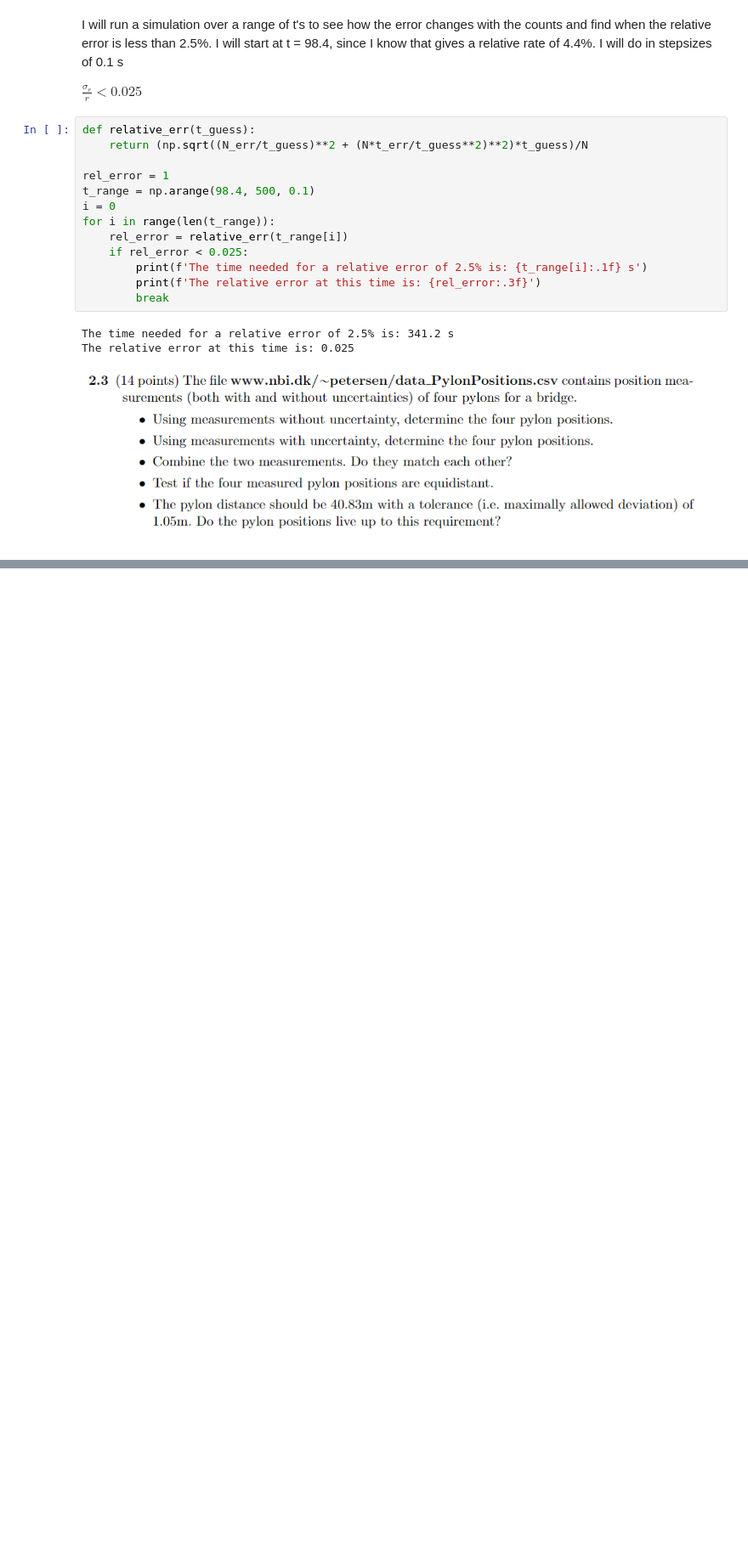
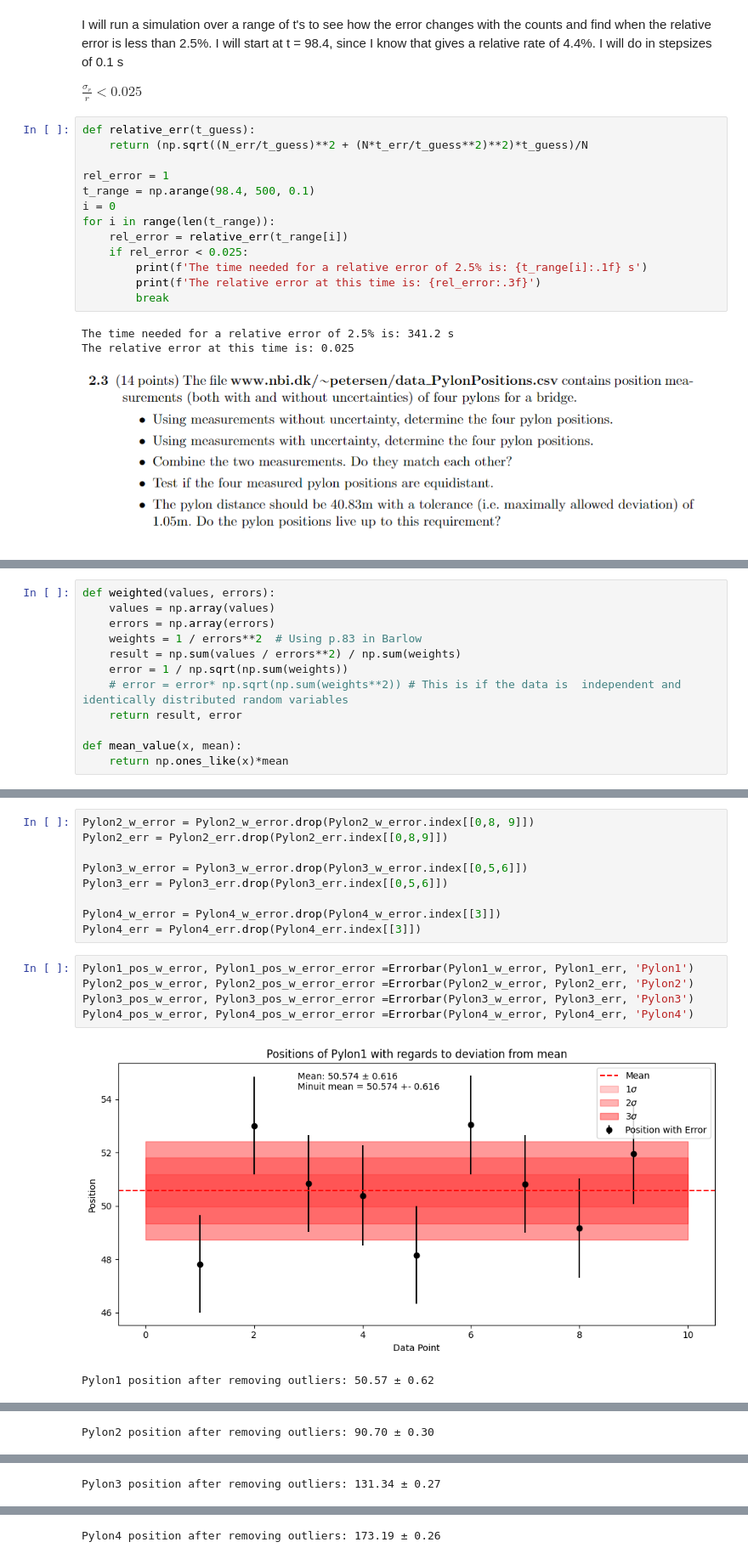
Before and after one commit to EliasBS/AppStat2024, a Jupyter notebook: DataAndCodeForExam/AppStatExam2024.ipynb, the cells around one changed output, grey strips where cells are left out. Shown at 85% size. Saved outputs shown, nothing was run; the diff lists cells and outputs as text; blank space fills up the shorter version.

```diff
--- a/DataAndCodeForExam/AppStatExam2024.ipynb
+++ b/DataAndCodeForExam/AppStatExam2024.ipynb
@@ -340,0 +358,12 @@ Pylon4 position: 173.10 ± 0.09
+# %%
+def weighted(values, errors):
+    values = np.array(values)
+    errors = np.array(errors)
+    weights = 1 / errors**2  # Using p.83 in Barlow
+    result = np.sum(values / errors**2) / np.sum(weights)
+    error = 1 / np.sqrt(np.sum(weights))
+    # error = error* np.sqrt(np.sum(weights**2)) # This is if the data is  independent and identically distributed random variables
+    return result, error
+
+def mean_value(x, mean):
+    return np.ones_like(x)*mean
@@ -340,0 +497,17 @@ Pylon4 position: 173.10 ± 0.09
+# %%
+Pylon2_w_error = Pylon2_w_error.drop(Pylon2_w_error.index[[0,8, 9]])
+Pylon2_err = Pylon2_err.drop(Pylon2_err.index[[0,8,9]])
+
+Pylon3_w_error = Pylon3_w_error.drop(Pylon3_w_error.index[[0,5,6]])
+Pylon3_err = Pylon3_err.drop(Pylon3_err.index[[0,5,6]])
+
+Pylon4_w_error = Pylon4_w_error.drop(Pylon4_w_error.index[[3]])
+Pylon4_err = Pylon4_err.drop(Pylon4_err.index[[3]])
+# %%
+Pylon1_pos_w_error, Pylon1_pos_w_error_error =Errorbar(Pylon1_w_error, Pylon1_err, 'Pylon1')
+Pylon2_pos_w_error, Pylon2_pos_w_error_error =Errorbar(Pylon2_w_error, Pylon2_err, 'Pylon2')
+Pylon3_pos_w_error, Pylon3_pos_w_error_error =Errorbar(Pylon3_w_error, Pylon3_err, 'Pylon3')
+Pylon4_pos_w_error, Pylon4_pos_w_error_error =Errorbar(Pylon4_w_error, Pylon4_err, 'Pylon4')
+# %% [output]
+[figure, added]
+Pylon1 position after removing outliers: 50.57 ± 0.62
@@ -340,0 +515 @@ Pylon4 position: 173.10 ± 0.09
+Pylon2 position after removing outliers: 90.70 ± 0.30
@@ -340,0 +517 @@ Pylon4 position: 173.10 ± 0.09
+Pylon3 position after removing outliers: 131.34 ± 0.27
@@ -340,0 +519 @@ Pylon4 position: 173.10 ± 0.09
+Pylon4 position after removing outliers: 173.19 ± 0.26
```
Also changed, not shown: parts of 17 cells of this notebook.
